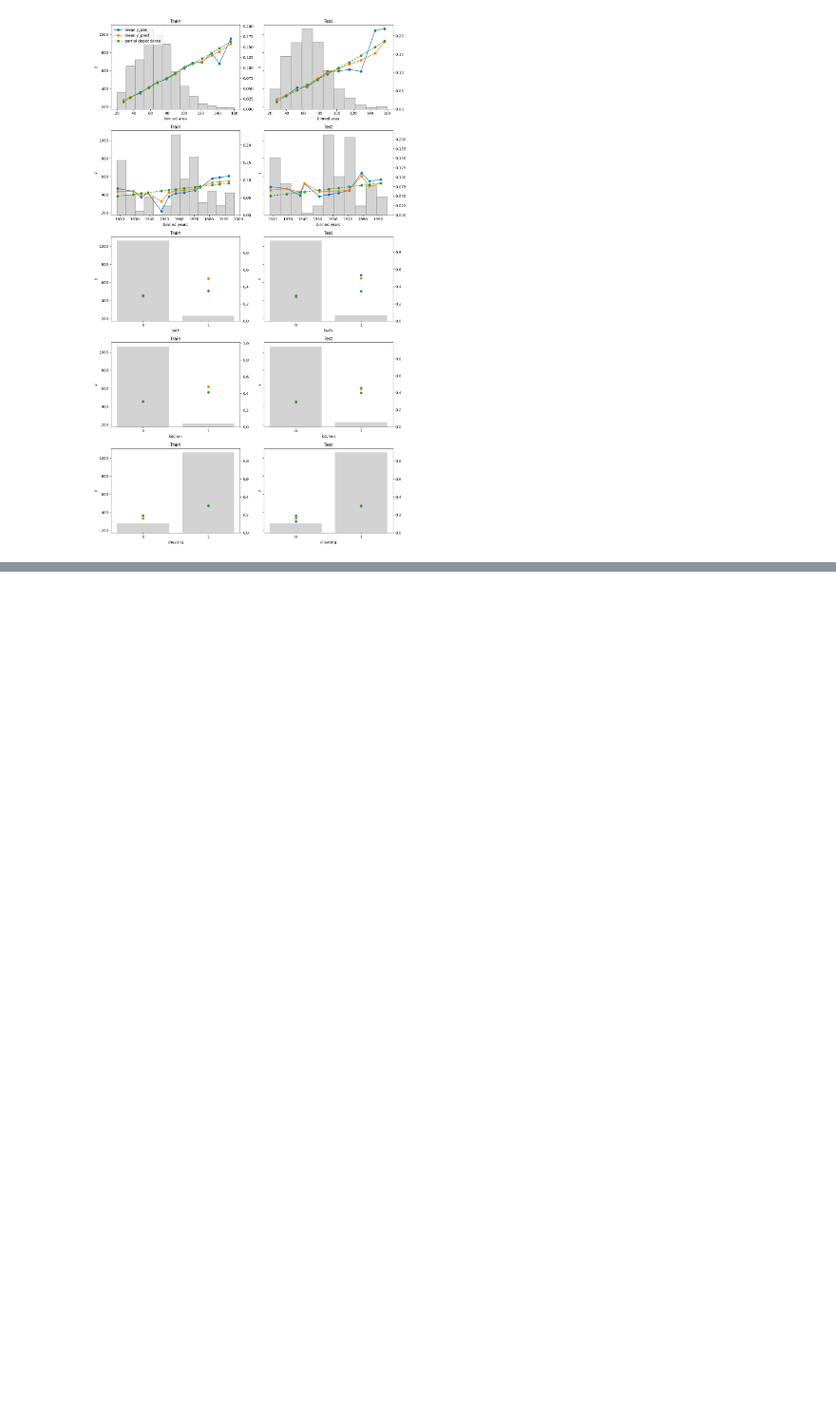
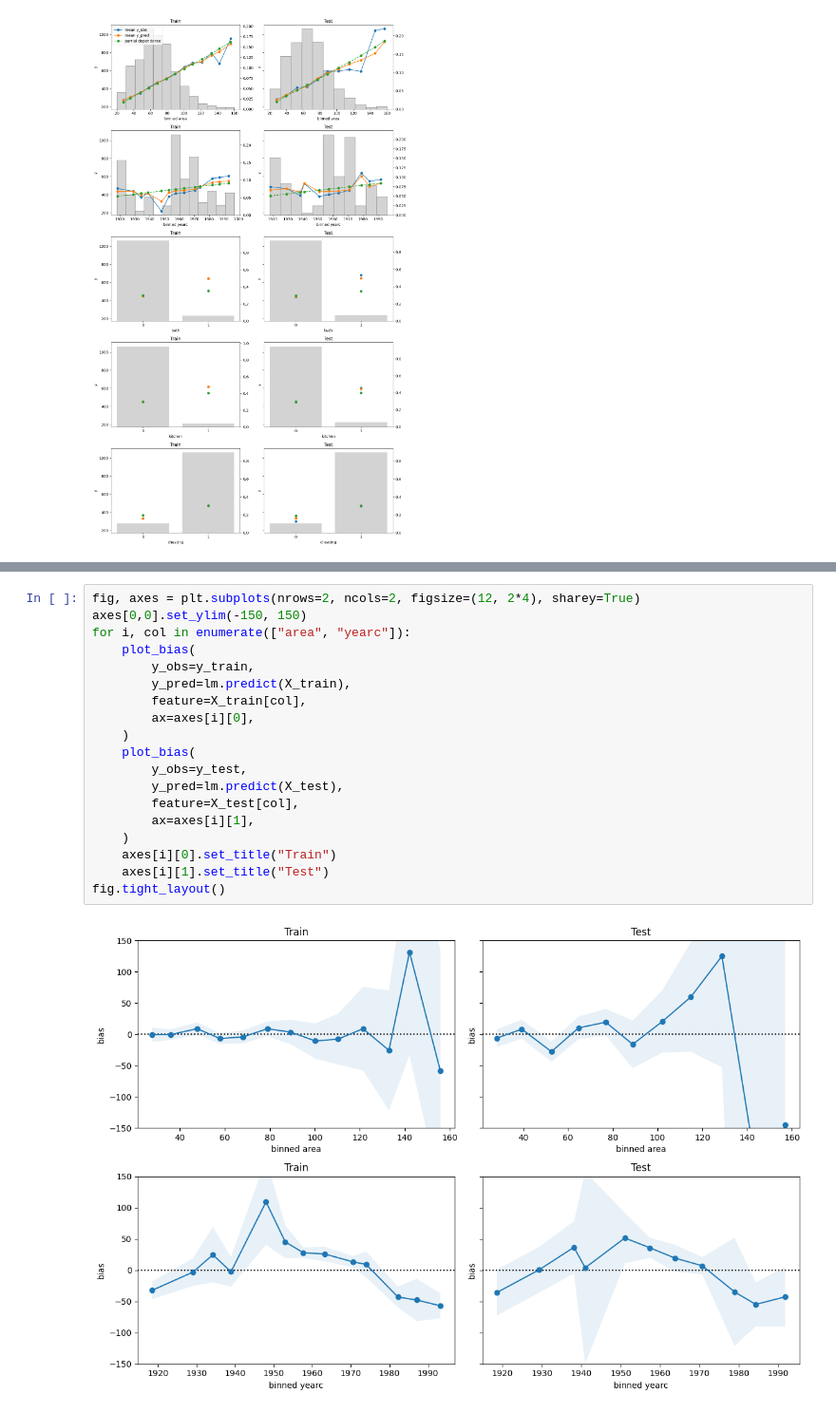
Before and after one commit to lorentzenchr/notebooks, a Jupyter notebook: blogposts/2025-03-XX diagnostics.ipynb, the cells around one changed output, grey strips where cells are left out. Shown: that part at 95% size. Saved outputs shown, nothing was run; the diff lists cells and outputs as text; blank space fills up the shorter version.

```diff
--- a/blogposts/2025-03-XX diagnostics.ipynb
+++ b/blogposts/2025-03-XX diagnostics.ipynb
@@ -324,0 +346,21 @@ TODO
+# %%
+fig, axes = plt.subplots(nrows=2, ncols=2, figsize=(12, 2*4), sharey=True)
+axes[0,0].set_ylim(-150, 150)
+for i, col in enumerate(["area", "yearc"]):
+    plot_bias(
+        y_obs=y_train,
+        y_pred=lm.predict(X_train),
+        feature=X_train[col],
+        ax=axes[i][0],
+    )
+    plot_bias(
+        y_obs=y_test,
+        y_pred=lm.predict(X_test),
+        feature=X_test[col],
+        ax=axes[i][1],
+    )
+    axes[i][0].set_title("Train")
+    axes[i][1].set_title("Test")
+fig.tight_layout()
+# %% [output]
+[figure, added]
```
Also changed, not shown: parts of 7 cells of this notebook.
